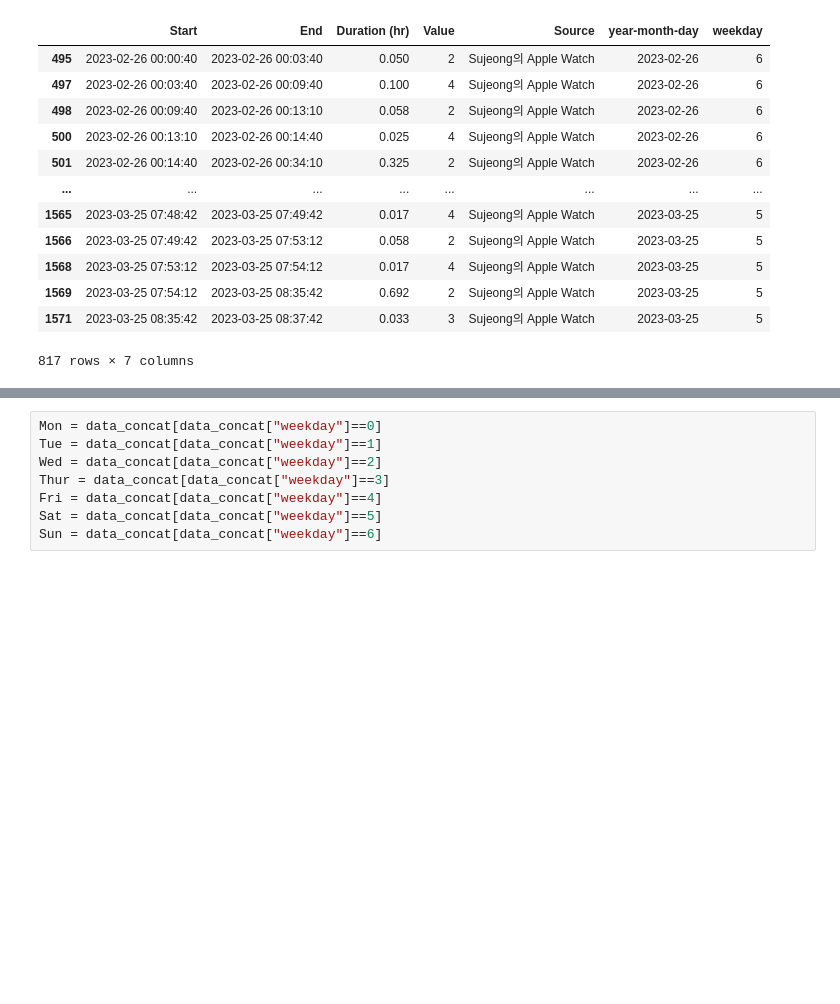
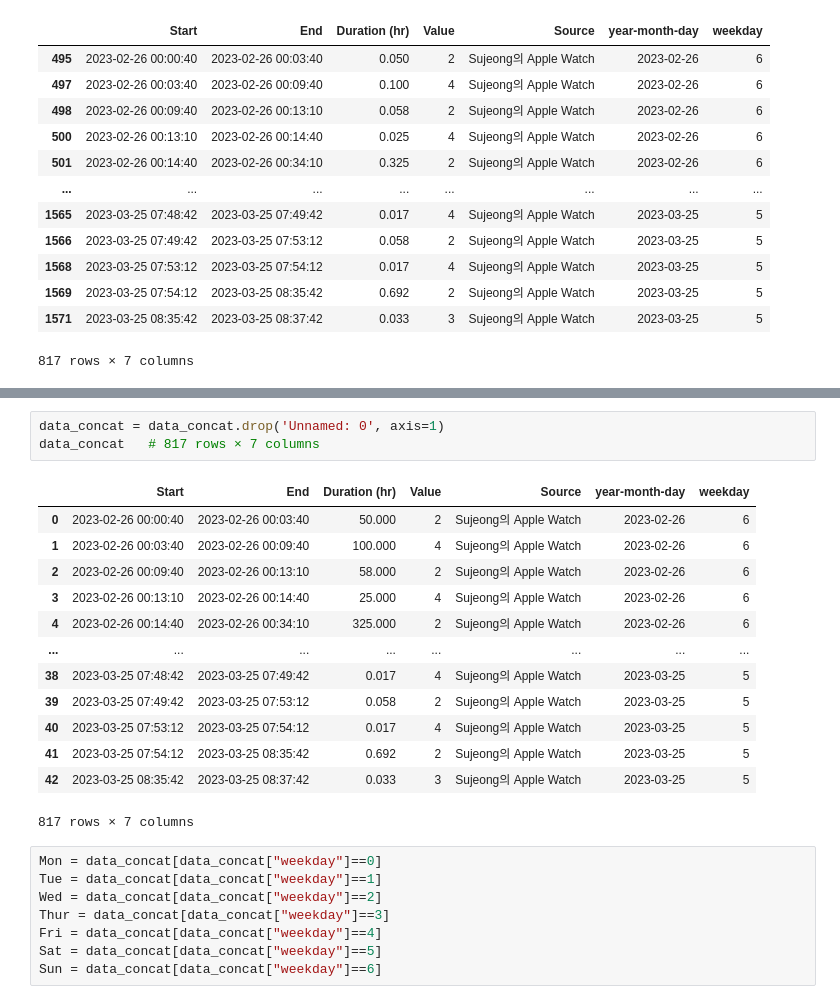
Before and after one commit to heejjj/Sleeping_Project, a Jupyter notebook: 데이터전처리.ipynb, the cells around one changed output, grey strips where cells are left out. Cells and saved outputs as stored; diff of their text form; blank space fills up the shorter version.

```diff
--- a/데이터전처리.ipynb
+++ b/데이터전처리.ipynb
@@ -1212,3 +1272,20 @@ data_concat
+# %%
+data_concat = data_concat.drop('Unnamed: 0', axis=1)
+data_concat   # 817 rows × 7 columns
+# %% [output]
+|  | Start | End | Duration (hr) | Value | Source | year-month-day | weekday |
+| 0 | 2023-02-26 00:00:40 | 2023-02-26 00:03:40 | 50.000 | 2 | Sujeong의 Apple Watch | 2023-02-26 | 6 |
+| 1 | 2023-02-26 00:03:40 | 2023-02-26 00:09:40 | 100.000 | 4 | Sujeong의 Apple Watch | 2023-02-26 | 6 |
+| 2 | 2023-02-26 00:09:40 | 2023-02-26 00:13:10 | 58.000 | 2 | Sujeong의 Apple Watch | 2023-02-26 | 6 |
+| 3 | 2023-02-26 00:13:10 | 2023-02-26 00:14:40 | 25.000 | 4 | Sujeong의 Apple Watch | 2023-02-26 | 6 |
+| 4 | 2023-02-26 00:14:40 | 2023-02-26 00:34:10 | 325.000 | 2 | Sujeong의 Apple Watch | 2023-02-26 | 6 |
+| ... | ... | ... | ... | ... | ... | ... | ... |
+| 38 | 2023-03-25 07:48:42 | 2023-03-25 07:49:42 | 0.017 | 4 | Sujeong의 Apple Watch | 2023-03-25 | 5 |
+| 39 | 2023-03-25 07:49:42 | 2023-03-25 07:53:12 | 0.058 | 2 | Sujeong의 Apple Watch | 2023-03-25 | 5 |
+| 40 | 2023-03-25 07:53:12 | 2023-03-25 07:54:12 | 0.017 | 4 | Sujeong의 Apple Watch | 2023-03-25 | 5 |
+| 41 | 2023-03-25 07:54:12 | 2023-03-25 08:35:42 | 0.692 | 2 | Sujeong의 Apple Watch | 2023-03-25 | 5 |
+| 42 | 2023-03-25 08:35:42 | 2023-03-25 08:37:42 | 0.033 | 3 | Sujeong의 Apple Watch | 2023-03-25 | 5 |
+817 rows × 7 columns
 # %%
 Mon = data_concat[data_concat["weekday"]==0]
 Tue = data_concat[data_concat["weekday"]==1]
```
Also changed, not shown: parts of 29 cells of this notebook.
